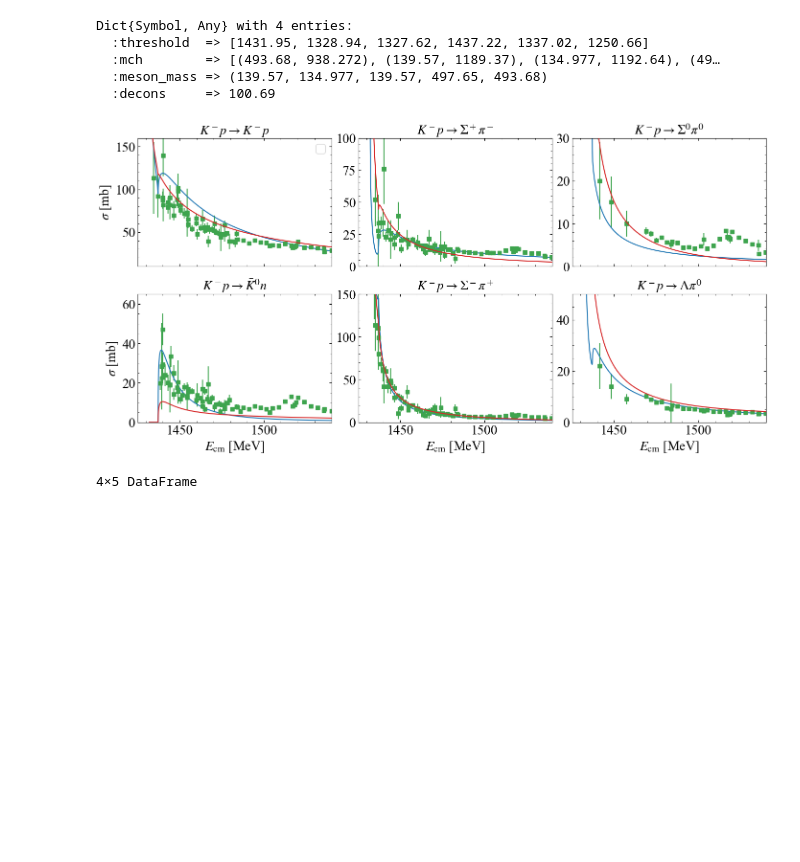
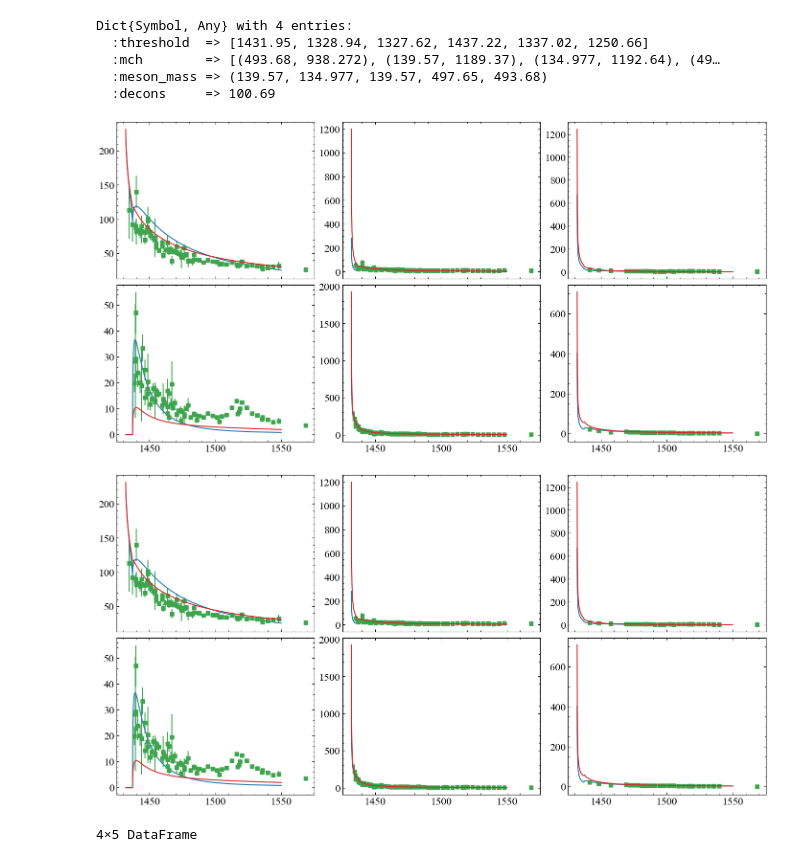
Before and after one commit to zejianzhuang-uv/N1535, a Jupyter notebook: cross_section_lambda.ipynb, the cells around one changed output. Drawn from its saved outputs; the diff is of its cells as text; code cells hidden in the pictures; blank space fills up the shorter version.

```diff
--- a/cross_section_lambda.ipynb
+++ b/cross_section_lambda.ipynb
@@ -44,7 +44,7 @@ colort = Tuple(["#" * Plots.hex(cc) for cc in Plots.palette(:tab10)] )
 #PyPlot.matplotlib.style.use("dark_background")
 #PyPlot.matplotlib.style.use("Plots-color")
 # %%
-data_path = "./lambda1405_data/";
+data_path = "./lambda1405_data/lambda1405_data/";
 # %%
 Kmp_to_Kbar0n = CSV.read(data_path * "Kmp_to_Kbar0n.csv", DataFrame)
 Kmp_to_Kmp = CSV.read(data_path * "Kmp_to_Kmp.csv", DataFrame)
@@ -109,8 +111,8 @@ gcf()
 # %% [markdown]
 * Pole positions of the $\Lambda(1405)$ up to NLO
 # %%
-b = (-0.664609603537589, 0.062434962905761365, -0.35384103271852047).*1e-3
-d = (-0.3595489872519527, 0.020386885826743775, -0.1405760338940346, -0.5771420439532574) .* 1e-3
+b = (-0.664609603537589, 0.062434962905761365, -0.35384103271852047)
+d = (-0.3595489872519527, 0.020386885826743775, -0.1405760338940346, -0.5771420439532574)
 anlo = Tuple([subtraction_cons(mchi, mu, qmax_nlo) for mchi in par[:mch] ] );
 # %%
 dims = 50
@@ -184,45 +187,46 @@ ax[2, 3].errorbar(Kmp_to_Lampi0.Ecm, Kmp_to_Lampi0.sigma, Kmp_to_Lampi0.dsigma,
 axtitle = [L"K^- p \to K^- p", L"K^- p \to \bar{K}^0 n", L"K^- p \to \Sigma^+ \pi^-", L"K^- p \to \Sigma^- \pi^+", L"K^- p \to \Sigma^0 \pi^0", L"K^- p \to \Lambda \pi^0"]
 
 zorder = 2
 zorder1 = 4
 # Predicted by model with parameter fixed by energy levels
 cc1 = colort[4]
 ax[1, 1].plot(w1, sigma_lo_11, c=cc1, zorder = zorder1)
 ax[1, 2].plot(w2, sigma_lo_12, c=cc1, zorder = zorder1)
 ax[1, 3].plot(w3, sigma_lo_13, c=cc1, zorder = zorder1)
 ax[2, 1].plot(w4, sigma_lo_14, c=cc1, zorder = zorder1)
 ax[2, 2].plot(w5, sigma_lo_15, c=cc1, zorder = zorder1)
 ax[2, 3].plot(w6, sigma_lo_16, c=cc1, zorder = zorder1)
 # error band at LO
 
 
 # LO + NLO
 cc2 = colort[1]
 ax[1, 1].plot(w1, sigma_nlo_11, c=cc2, zorder = zorder)
 ax[1, 2].plot(w2, sigma_nlo_12, c=cc2, zorder = zorder)
 ax[1, 3].plot(w3, sigma_nlo_13, c=cc2, zorder = zorder)
 ax[2, 1].plot(w4, sigma_nlo_14, c=cc2, zorder = zorder)
 ax[2, 2].plot(w5, sigma_nlo_15, c=cc2, zorder = zorder)
 ax[2, 3].plot(w6, sigma_nlo_16, c=cc2, zorder = zorder)
 
 
 
-ylim = [(10, 160), (0, 65), (0, 100), (0, 150), (0, 30), (0, 50)]
+# ylim = [(10, 160), (0, 65), (0, 100), (0, 150), (0, 30), (0, 50)]
 
-for (axx, yl, title) in zip(vec(ax), ylim, axtitle)
-    axx.set(xlim=(nothing, 1540), ylim=yl)
-    axx.set_title(title)#, y=0.85, loc=:right)
-end
-for axx in ax[2, :]
-    axx.set(xlabel=L"$E_\mathrm{cm}$ [MeV]")
-end
-ax[1, 1].set_ylabel(L"$\sigma$ [mb]")
-ax[2, 1].set_ylabel(L"$\sigma$ [mb]")
-ax[1, 1].legend()
+# for (axx, yl, title) in zip(vec(ax), ylim, axtitle)
+#     axx.set(xlim=(nothing, 1540), ylim=yl)
+#     axx.set_title(title)#, y=0.85, loc=:right)
+# end
+# for axx in ax[2, :]
+#     axx.set(xlabel=L"$E_\mathrm{cm}$ [MeV]")
+# end
+# ax[1, 1].set_ylabel(L"$\sigma$ [mb]")
+# ax[2, 1].set_ylabel(L"$\sigma$ [mb]")
+# ax[1, 1].legend()
 
 gcf()
 # %% [output]
-[figure, old version]
+[figure, new version]
+[figure, added]
 # %%
 fitted_par_sample = CSV.read("./out/params_sample.csv", DataFrame)[1:400, [:d1, :d2, :d3, :d4, :lam]];
 first(fitted_par_sample, 4)
```
Also changed, not shown: parts of 5 cells of this notebook, 3 other files.
